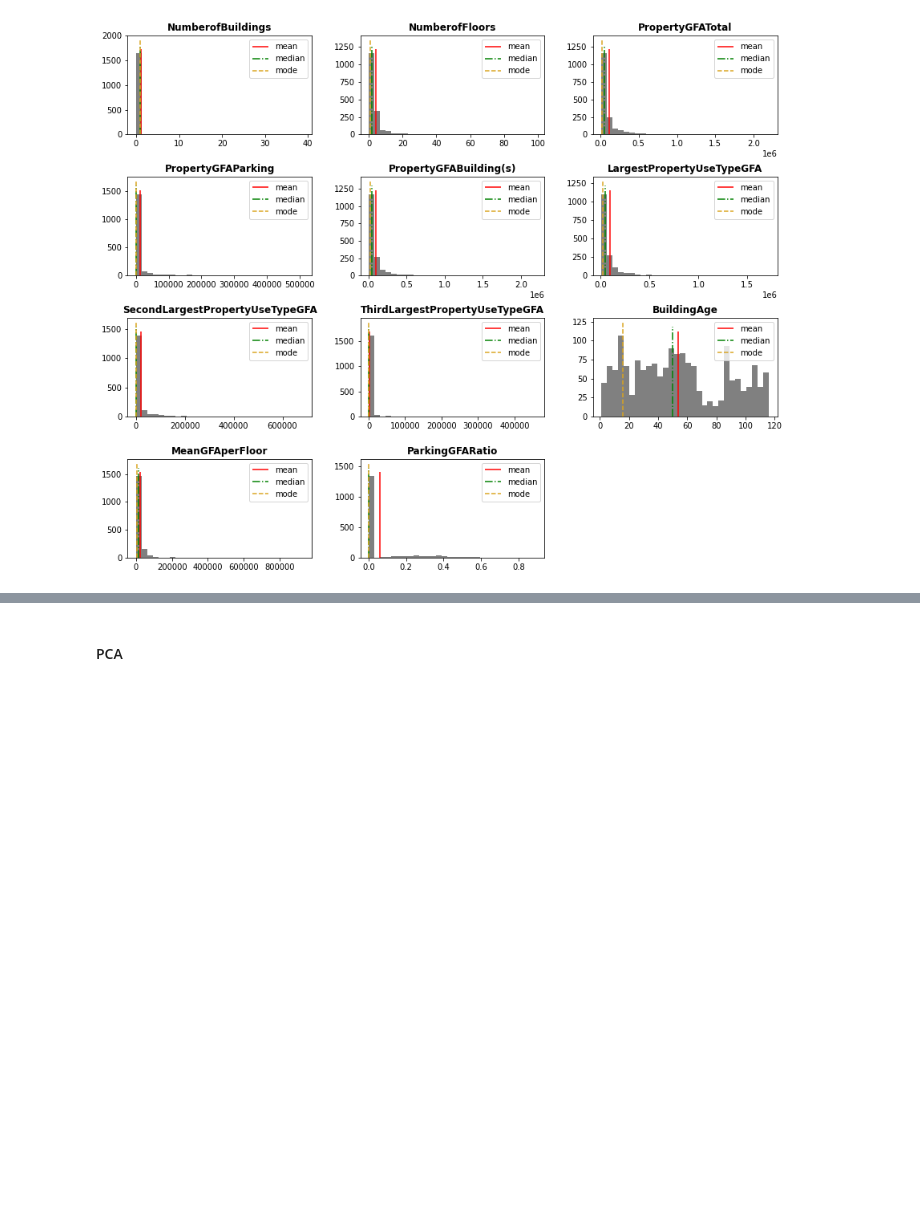
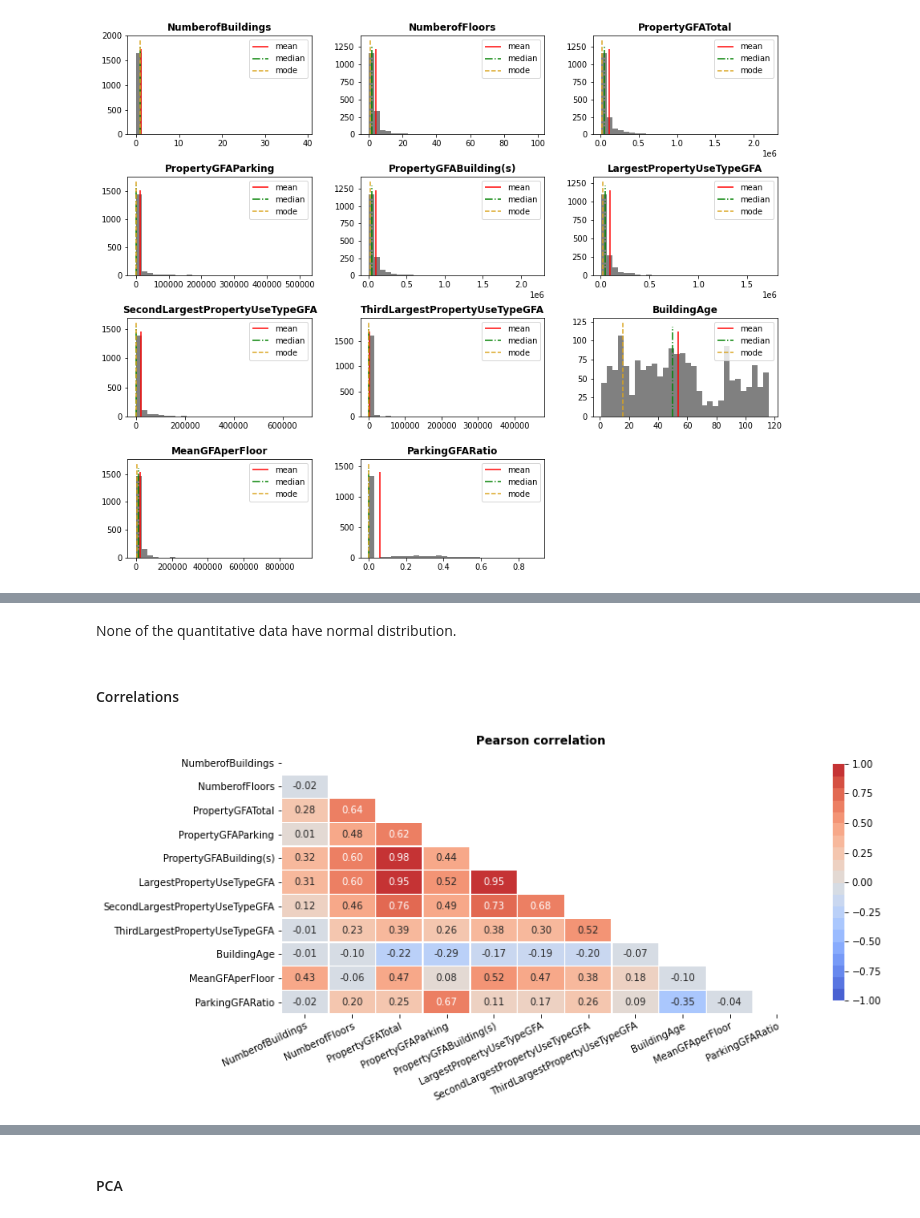
Before and after one commit to SmellyArmure/OC_DS_Project4, a Jupyter notebook: NOTEBOOKS/P4.ipynb, the cells around one changed output, grey strips where cells are left out. Drawn from its saved outputs; the diff is of its cells as text; code cells hidden in the pictures; blank space fills up the shorter version.

```diff
--- a/NOTEBOOKS/P4.ipynb
+++ b/NOTEBOOKS/P4.ipynb
@@ -924,0 +978,15 @@ plt.show()
+# %% [markdown]
+None of the quantitative data have normal distribution.
+# %% [markdown]
+#### Correlations
+# %%
+# Linear correlation (Pearson)
+
+pears_corr = df[prop_Q_cols].corr()
+plot_heatmap(pears_corr, shape='tri',
+             title="Pearson correlation", figsize=(12,5))
+if save_enabled: plt.savefig(os.getcwd()+'/FIG/'+'2_1_pearson.png',
+                             dpi=400);
+plt.show()
+# %% [output]
+[figure, added]
```
Also changed, not shown: parts of 45 cells of this notebook, 2 other files.
